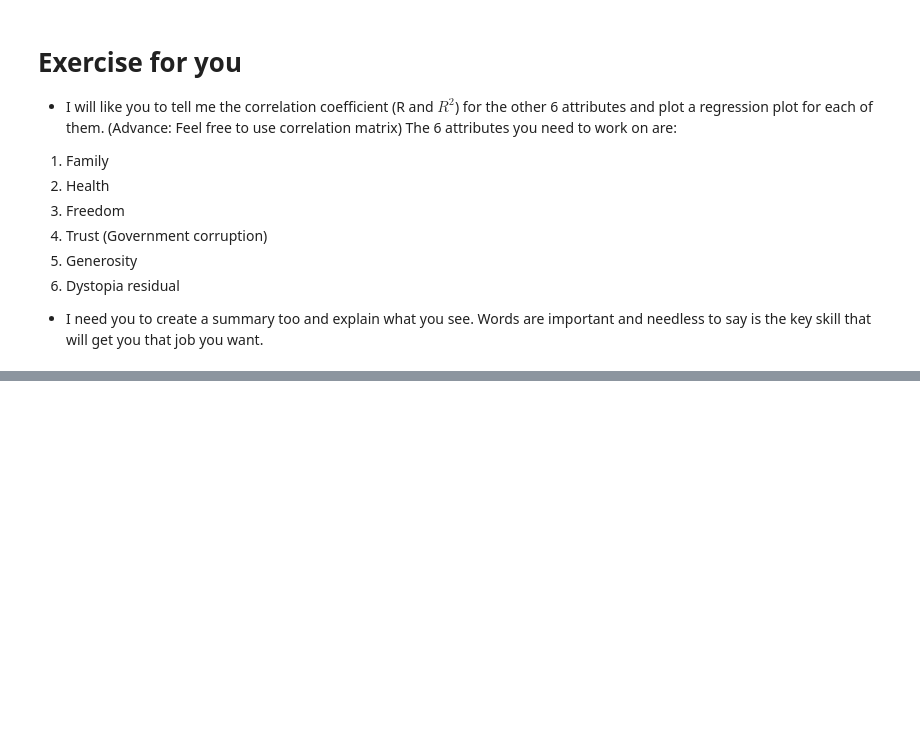
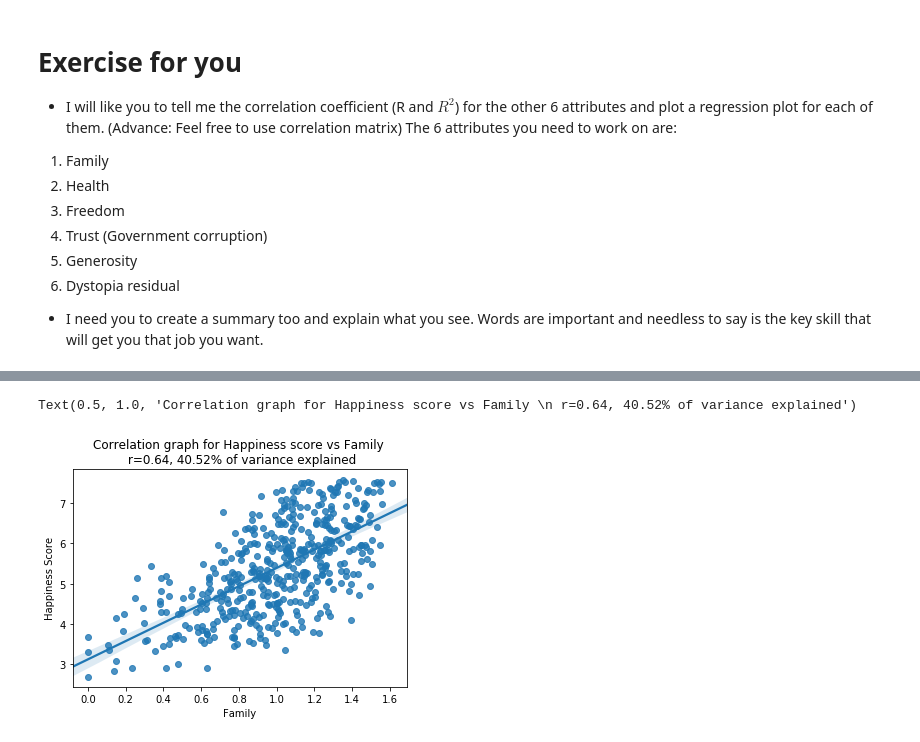
Before and after one commit to rrobinn/data-analytics-discord, a Jupyter notebook: week1/World_Happiness_Exercise.ipynb, the cells around one changed output, grey strips where cells are left out. Cells and saved outputs as stored; diff of their text form; code cells hidden in the pictures; blank space fills up the shorter version.

```diff
--- a/week1/World_Happiness_Exercise.ipynb
+++ b/week1/World_Happiness_Exercise.ipynb
@@ -271,3 +271,20 @@ The 6 attributes you need to work on are:
 6. Dystopia residual
 
 - I need you to create a summary too and explain what you see. Words are important and needless to say is the key skill that will get you that job you want.
+# %%
+# Creating a list of attributes we want (just copy the column name)
+my_vars = ['Happiness Score', 'Family','Health (Life Expectancy)', 'Freedom', 'Trust (Government Corruption)', 'Generosity', 'Dystopia Residual']
+
+# Creating a dataframe that only contains these attributes
+data2 = data[my_vars]
+data2.head()
+# Finding r and r2
+corr_mat = data2.corr()
+corr_happiness = corr_mat['Happiness Score']
+r2_happiness = corr_happiness**2
+#r2_happiness['Family'].round(2)
+#corr_mat['Happiness Score']['Family']
+# Turn into %  for reporting
+r2_happiness = r2_happiness*100
+r2_happiness = r2_happiness.round(2)
+r2_happiness
@@ -273,0 +300,10 @@ The 6 attributes you need to work on are:
+# %%
+# Regression plots
+title = "jljkfas" + str(2)
+
+sns.regplot(data = data2, x = 'Family', y = 'Happiness Score').set_title("Correlation graph for Happiness score vs Family \n r=" +
+                                                                         str(corr_mat['Happiness Score']['Family'].round(2)) +
+                                                                        ", " + str(r2_happiness['Family']) + "% of variance explained" )
+# %% [output]
+Text(0.5, 1.0, 'Correlation graph for Happiness score vs Family \n r=0.64, 40.52% of variance explained')
+[figure, added]
```
Also changed, not shown: parts of 8 cells of this notebook, 1 other file.
